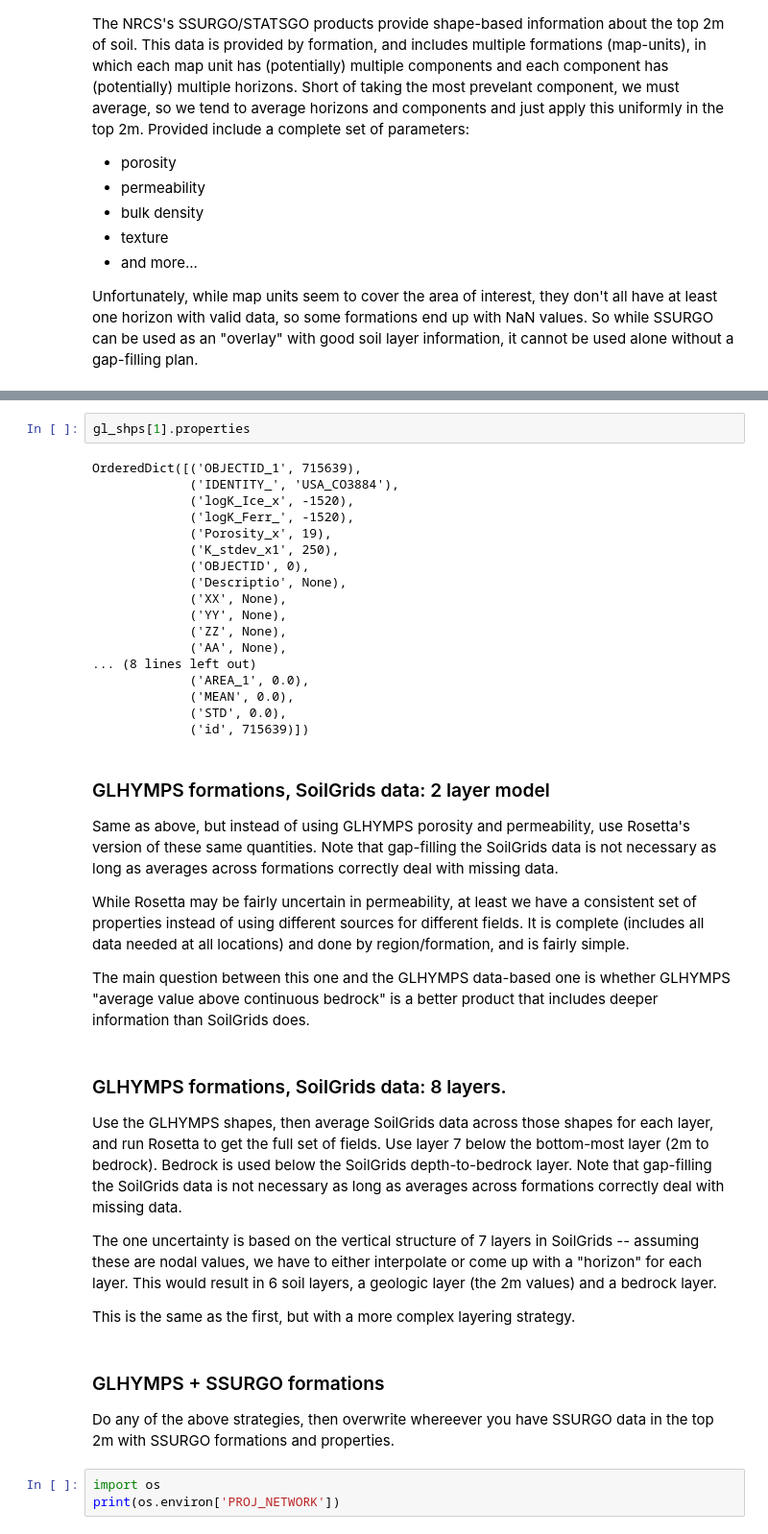
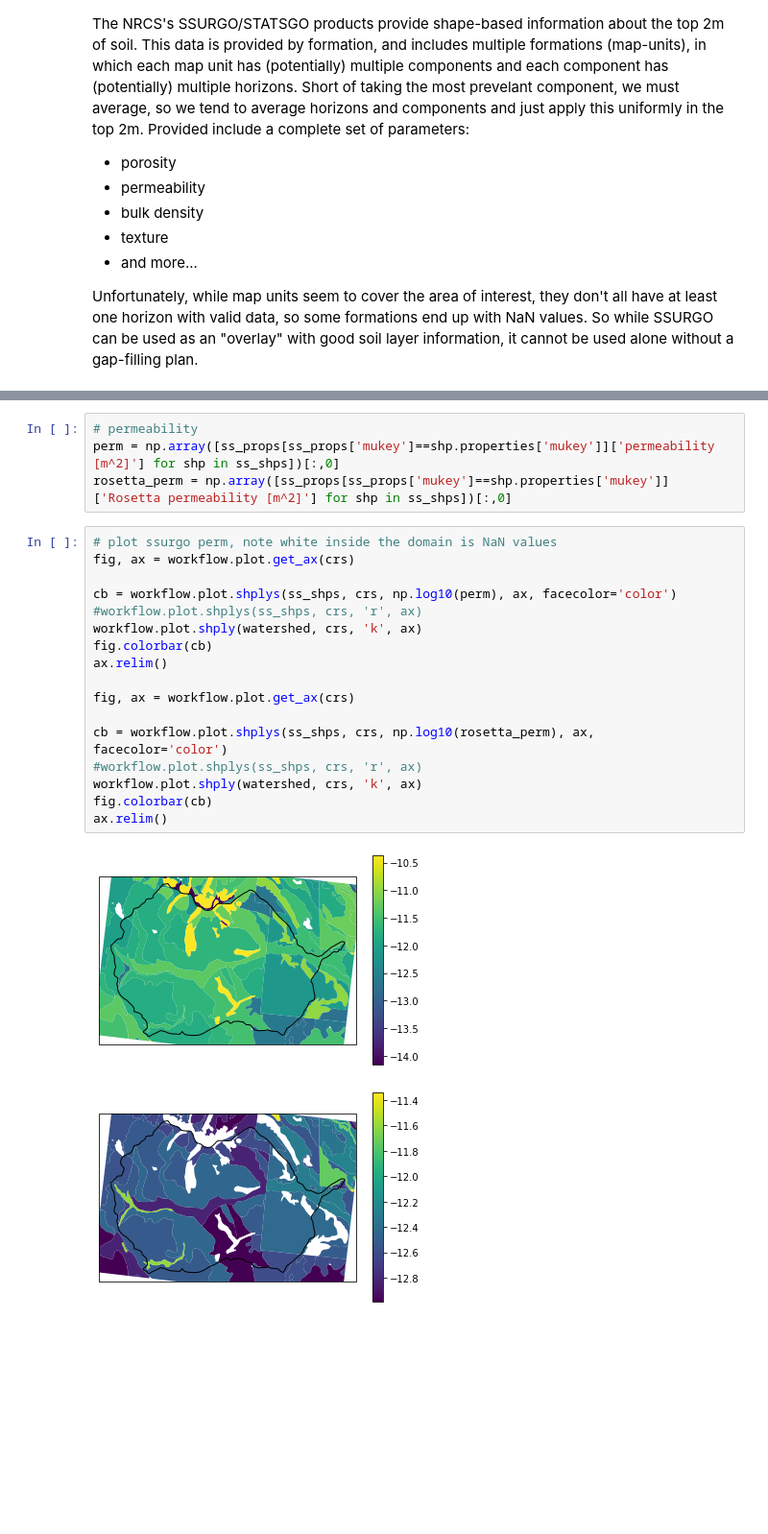
Before and after one commit to environmental-modeling-workflows/watershed-workflow, a Jupyter notebook: examples/comparison_of_soil_structure.ipynb, the cells around one changed output, grey strips where cells are left out. Shown at 96% size. Cells and saved outputs as stored; diff of their text form; blank space fills up the shorter version.

```diff
--- a/examples/comparison_of_soil_structure.ipynb
+++ b/examples/comparison_of_soil_structure.ipynb
@@ -323,43 +314,24 @@ Use GLHYMPS for the data it provides, and fills in WRMs using scaling laws.  Thi
-# %%
-gl_shps[1].properties
-# %% [output]
-OrderedDict([('OBJECTID_1', 715639),
-             ('IDENTITY_', 'USA_CO3884'),
-             ('logK_Ice_x', -1520),
-             ('logK_Ferr_', -1520),
-             ('Porosity_x', 19),
-             ('K_stdev_x1', 250),
-             ('OBJECTID', 0),
-             ('Descriptio', None),
-             ('XX', None),
-             ('YY', None),
-             ('ZZ', None),
-             ('AA', None),
-... (8 lines left out)
-             ('AREA_1', 0.0),
-             ('MEAN', 0.0),
-             ('STD', 0.0),
-             ('id', 715639)])
-# %% [markdown]
-### GLHYMPS formations, SoilGrids data: 2 layer model
-
-Same as above, but instead of using GLHYMPS porosity and permeability, use Rosetta's version of these same quantities.  Note that gap-filling the SoilGrids data is not necessary as long as averages across formations correctly deal with missing data.
-
-While Rosetta may be fairly uncertain in permeability, at least we have a consistent set of properties instead of using different sources for different fields.  It is complete (includes all data needed at all locations) and done by region/formation, and is fairly simple.
-
-The main question between this one and the GLHYMPS data-based one is whether GLHYMPS "average value above continuous bedrock" is a better product that includes deeper information than SoilGrids does.
-# %% [markdown]
-### GLHYMPS formations, SoilGrids data: 8 layers.
-
-Use the GLHYMPS shapes, then average SoilGrids data across those shapes for each layer, and run Rosetta to get the full set of fields.  Use layer 7 below the bottom-most layer (2m to bedrock).  Bedrock is used below the SoilGrids depth-to-bedrock layer.  Note that gap-filling the SoilGrids data is not necessary as long as averages across formations correctly deal with missing data.
-
-The one uncertainty is based on the vertical structure of 7 layers in SoilGrids -- assuming these are nodal values, we have to either interpolate or come up with a "horizon" for each layer.  This would result in 6 soil layers, a geologic layer (the 2m values) and a bedrock layer.
-
-This is the same as the first, but with a more complex layering strategy.
-# %% [markdown]
-### GLHYMPS + SSURGO formations
-
-Do any of the above strategies, then overwrite whereever you have SSURGO data in the top 2m with SSURGO formations and properties.
-# %%
-import os
-print(os.environ['PROJ_NETWORK'])
+# %%
+# permeability
+perm = np.array([ss_props[ss_props['mukey']==shp.properties['mukey']]['permeability [m^2]'] for shp in ss_shps])[:,0]
+rosetta_perm = np.array([ss_props[ss_props['mukey']==shp.properties['mukey']]['Rosetta permeability [m^2]'] for shp in ss_shps])[:,0]
+# %%
+# plot ssurgo perm, note white inside the domain is NaN values
+fig, ax = workflow.plot.get_ax(crs)
+
+cb = workflow.plot.shplys(ss_shps, crs, np.log10(perm), ax, facecolor='color')
+#workflow.plot.shplys(ss_shps, crs, 'r', ax)
+workflow.plot.shply(watershed, crs, 'k', ax)
+fig.colorbar(cb)
+ax.relim()
+
+fig, ax = workflow.plot.get_ax(crs)
+
+cb = workflow.plot.shplys(ss_shps, crs, np.log10(rosetta_perm), ax, facecolor='color')
+#workflow.plot.shplys(ss_shps, crs, 'r', ax)
+workflow.plot.shply(watershed, crs, 'k', ax)
+fig.colorbar(cb)
+ax.relim()
+# %% [output]
+[figure, added]
+[figure, added]
```
Also changed, not shown: parts of 10 cells of this notebook, 9 other files.
